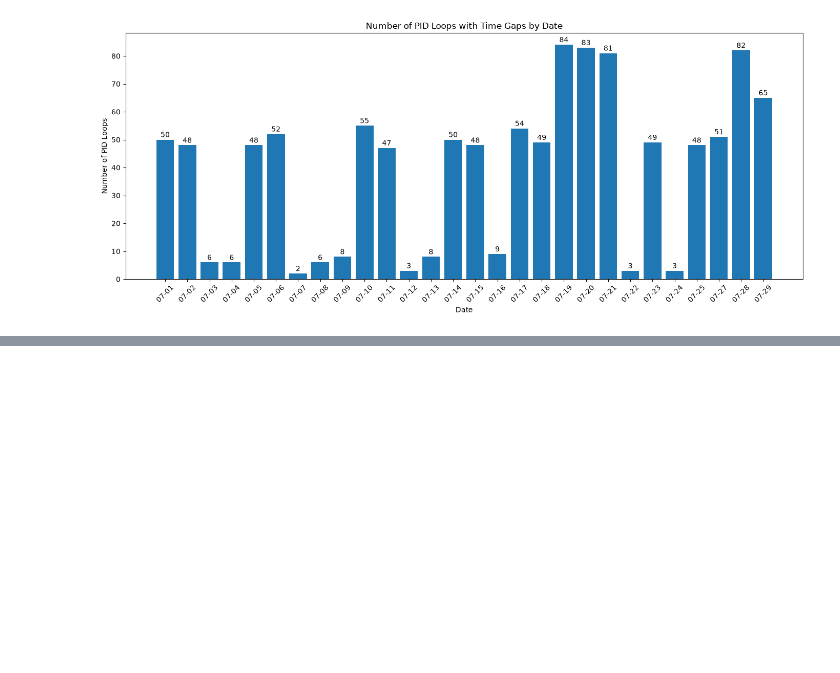
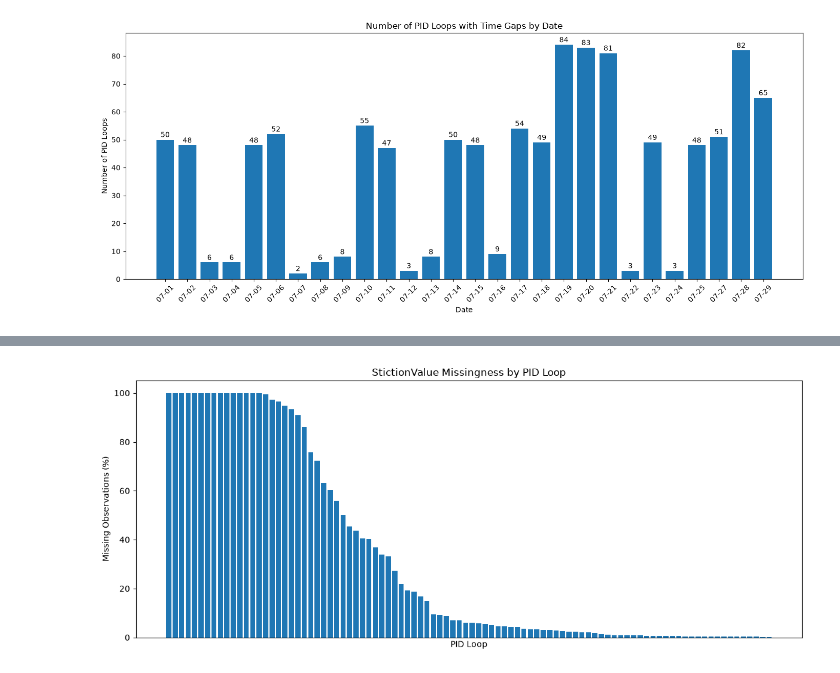
Before and after one commit to DataByThinh/control-station, a Jupyter notebook: notebooks/eda.ipynb, the cells around one changed output, grey strips where cells are left out. Cells and saved outputs as stored; diff of their text form; code cells hidden in the pictures; blank space fills up the shorter version.

```diff
--- a/notebooks/eda.ipynb
+++ b/notebooks/eda.ipynb
@@ -438,0 +553,9 @@ plt.show()
+# %%
+# Calculate StictionValue missing percentage for each PID loop
+stiction_by_loop = (
+    df.groupby("LoopId")["StictionValue"]
+      .apply(lambda x: x.isna().mean() * 100)
+      .sort_values(ascending=False)
+)
+
+display(stiction_by_loop)
@@ -438,0 +576,20 @@ plt.show()
+# %%
+# Visualize StictionValue missingness across PID loops
+plt.figure(figsize=(12, 5))
+
+plt.bar(
+    stiction_by_loop.index.astype(str),
+    stiction_by_loop.values
+)
+
+plt.title("StictionValue Missingness by PID Loop")
+plt.xlabel("PID Loop")
+plt.ylabel("Missing Observations (%)")
+
+# Hide individual loop labels because there are many loops
+plt.xticks([])
+
+plt.tight_layout()
+plt.show()
+# %% [output]
+[figure, added]
```
Also changed, not shown: parts of 8 cells of this notebook.
